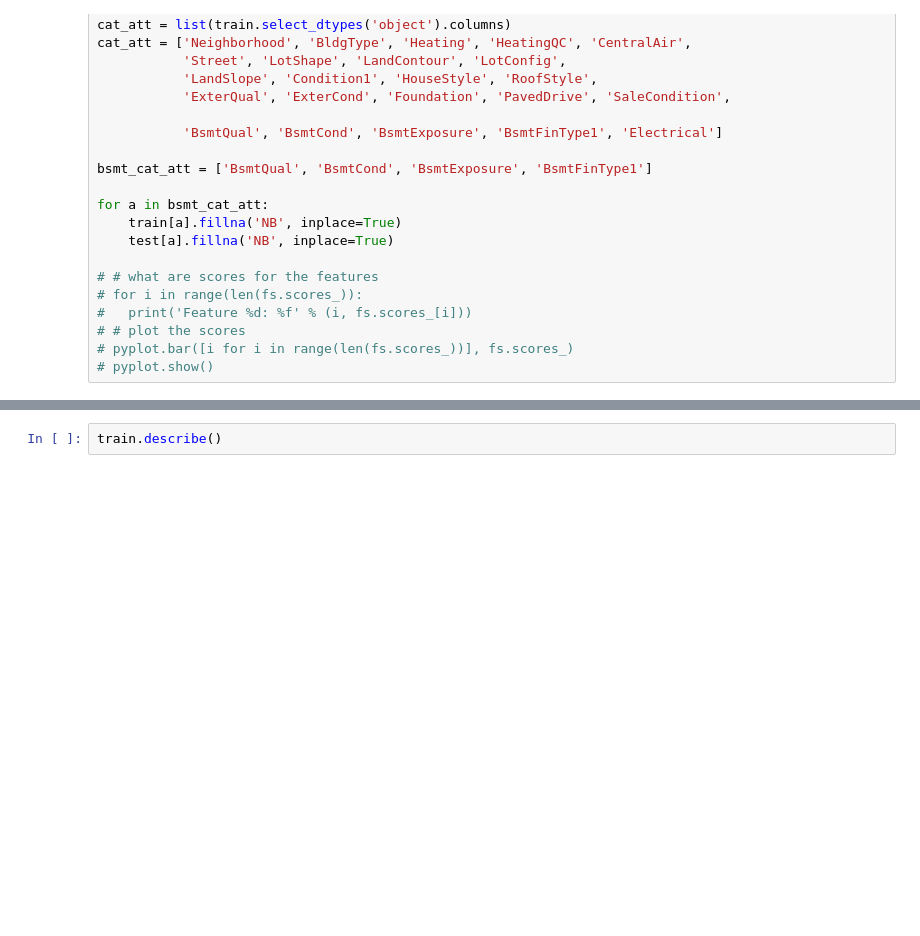
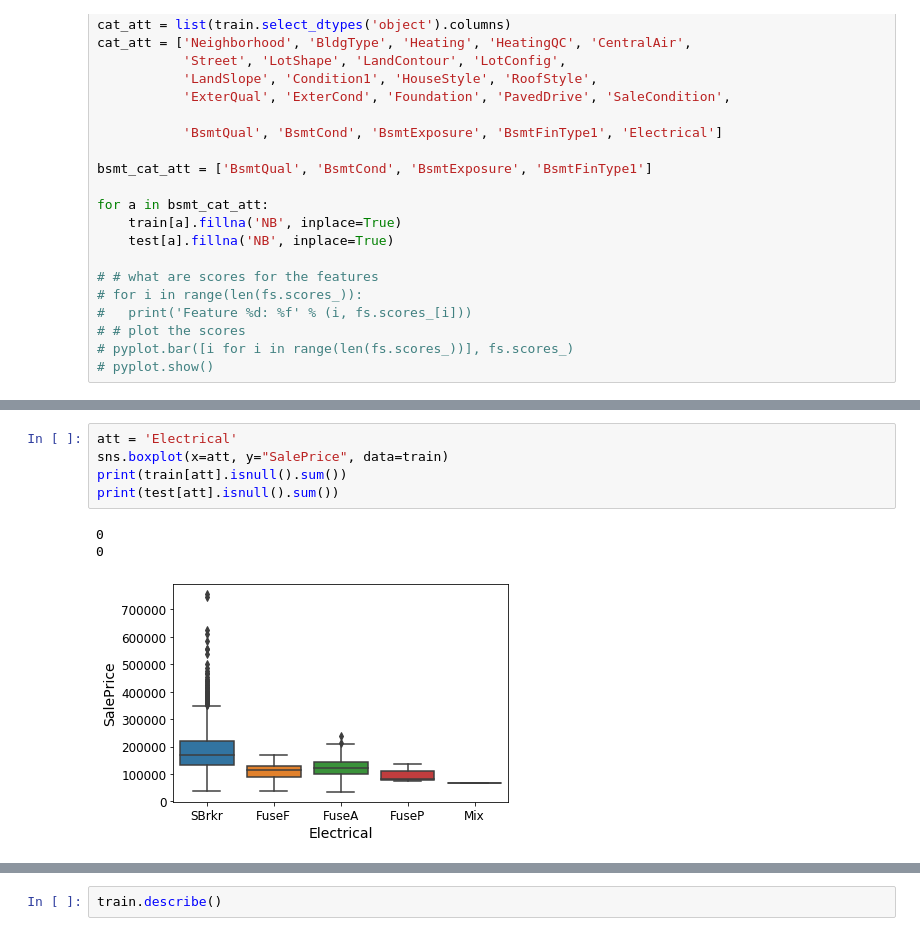
Before and after one commit to dwadziescia3/house_price, a Jupyter notebook: script00_3_cat_feature_selection.ipynb, the cells around one changed output, grey strips where cells are left out. Saved outputs shown, nothing was run; the diff lists cells and outputs as text; blank space fills up the shorter version.

```diff
--- a/script00_3_cat_feature_selection.ipynb
+++ b/script00_3_cat_feature_selection.ipynb
@@ -149,0 +154,9 @@ FireplaceQu [121.07512127]
+# %%
+att = 'Electrical'
+sns.boxplot(x=att, y="SalePrice", data=train)
+print(train[att].isnull().sum())
+print(test[att].isnull().sum())
+# %% [output]
+0
+0
+[figure, added]
```
Also changed, not shown: parts of 7 cells of this notebook, 17 other files.
